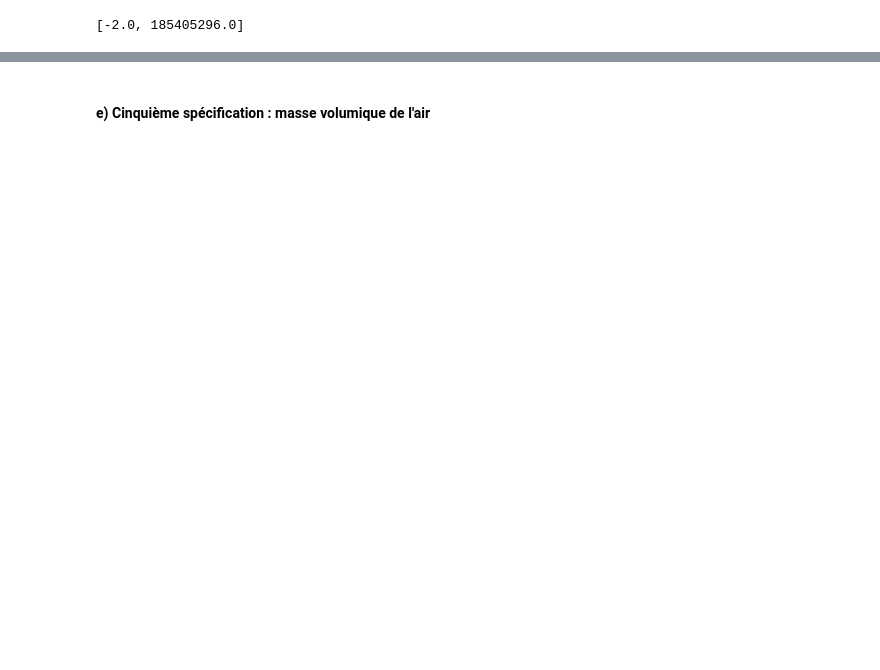
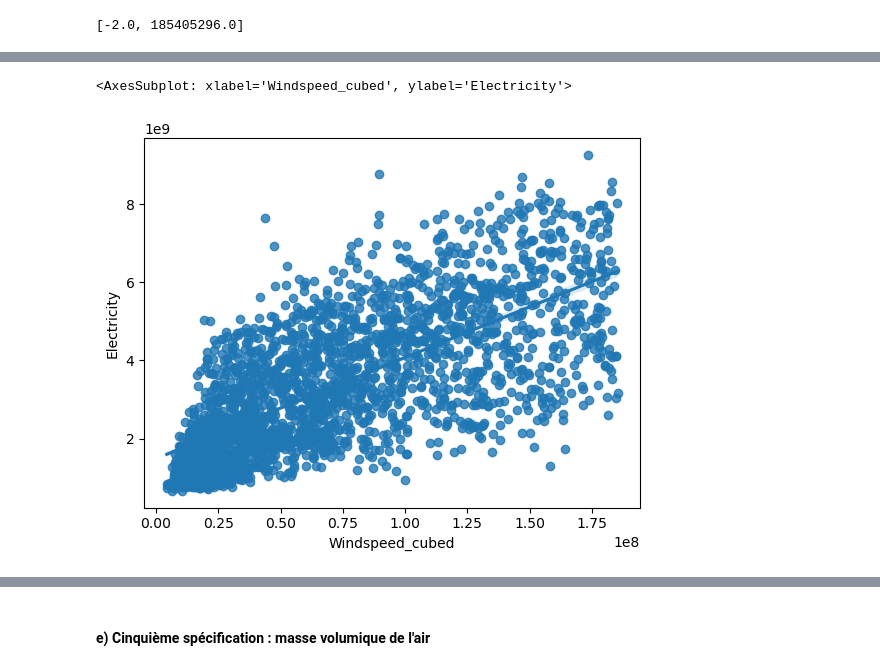
Before and after one commit to Basso42/Production-eolienne-ENSAE, a Jupyter notebook: Modélisation.ipynb, the cells around one changed output, grey strips where cells are left out. Saved outputs shown, nothing was run; the diff lists cells and outputs as text; code cells hidden in the pictures; blank space fills up the shorter version.

```diff
--- a/Modélisation.ipynb
+++ b/Modélisation.ipynb
@@ -331,7 +339,7 @@ ax.set_title("Arbre de décision sur un nuage linéaire par morceaux\nR2=%f" % r
 # %%
-th = list(sorted(set(model.tree_.threshold)))
-th += [(th[i] + th[i-1])/2 for i in range(1,len(th)-1)]
-th = list(sorted(th))
-th
+cassure = list(sorted(set(model_cassure.tree_.threshold)))
+cassure += [(cassure[i] + cassure[i-1])/2 for i in range(1,len(cassure)-1)]
+cassure = list(sorted(cassure))
+cassure
 # %% [output]
 [-2.0, 185405296.0]
@@ -341,0 +346,3 @@ th
+# %%
+data_sup = data[data['Windspeed_cubed']>cassure[1]]
+data_inf = data[data['Windspeed_cubed']<cassure[1]]
@@ -341,0 +369,5 @@ th
+# %%
+plot_linear_regression(data_inf, "Electricity", "Windspeed_cubed")
+# %% [output]
+<AxesSubplot: xlabel='Windspeed_cubed', ylabel='Electricity'>
+[figure, added]
```
Also changed, not shown: parts of 34 cells of this notebook.
